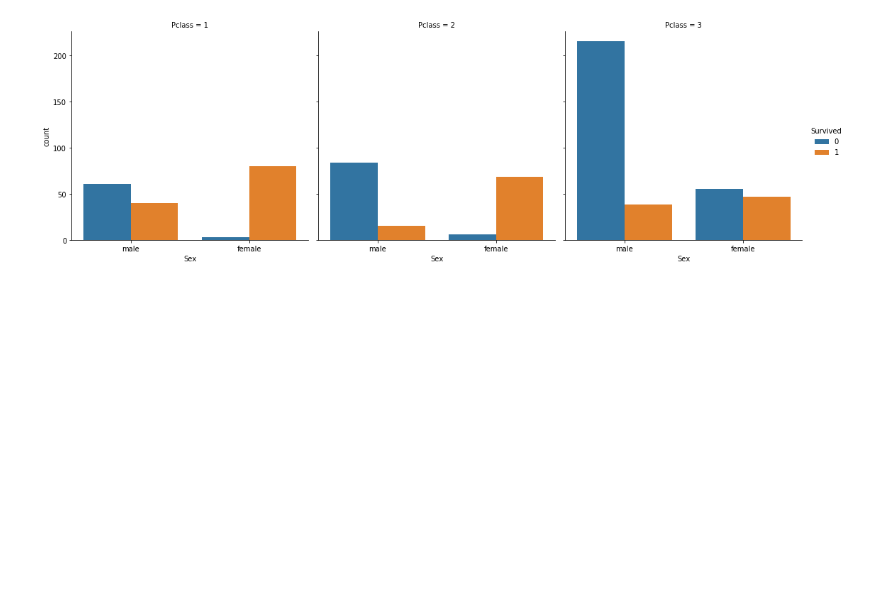
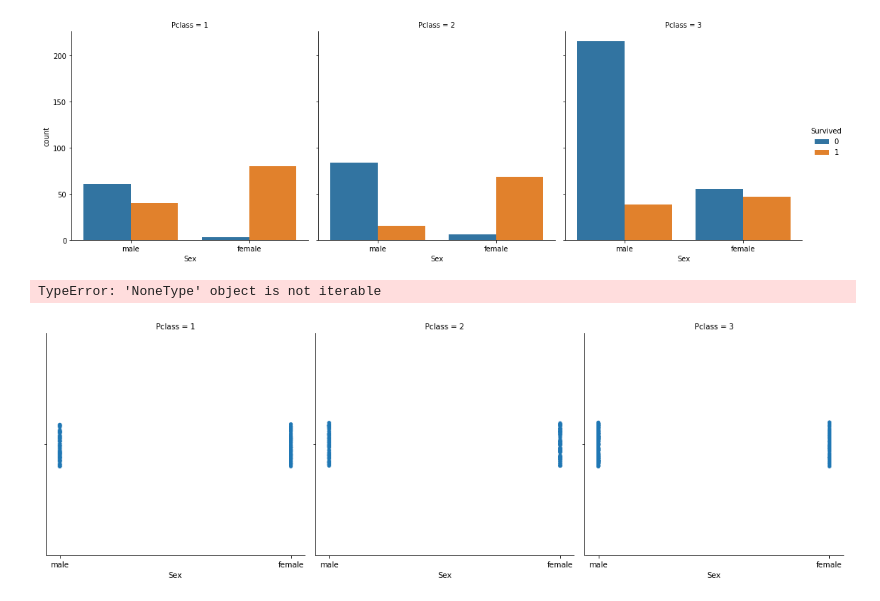
Before and after one commit to SagarMundeData/Data-Science-ML, a Jupyter notebook: Assignments 3_Titanic EDA.ipynb, the cells around one changed output. Drawn from its saved outputs; the diff is of its cells as text; code cells hidden in the pictures; blank space fills up the shorter version.

Commit message:
Update Assignments 3_Titanic EDA.ipynb
New visualization added

```diff
--- a/Assignments 3_Titanic EDA.ipynb
+++ b/Assignments 3_Titanic EDA.ipynb
@@ -230,3 +230,9 @@ kind ='count', col ='Pclass', data = df)
 # %% [output]
 <seaborn.axisgrid.FacetGrid at 0x...>
 [figure]
+# %%
+sb.catplot(x ='Sex', hue ='Survived',
+kind ='strip', col ='Pclass', data = df)
+# %% [output]
+TypeError: 'NoneType' object is not iterable
+[figure, added]
```
